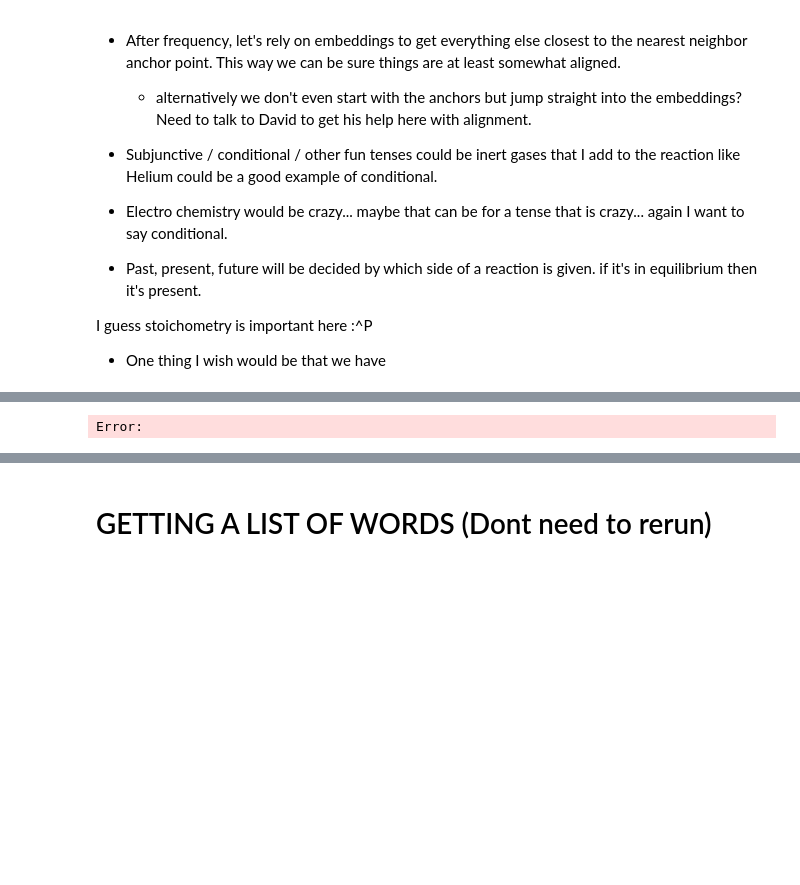
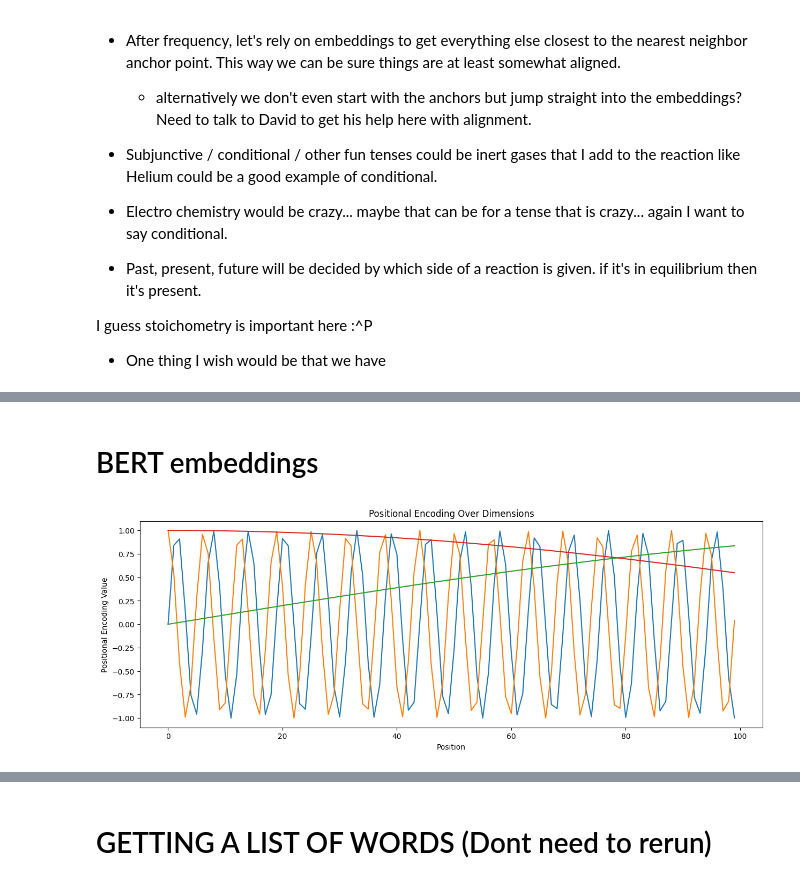
Before and after one commit to YitongTseo/ethical_necromancy, a Jupyter notebook: Chemical_Language(Glucose for now)/embedding_english.ipynb, the cells around one changed output, grey strips where cells are left out. Saved outputs shown, nothing was run; the diff lists cells and outputs as text; code cells hidden in the pictures; blank space fills up the shorter version.

```diff
--- a/Chemical_Language(Glucose for now)/embedding_english.ipynb
+++ b/Chemical_Language(Glucose for now)/embedding_english.ipynb
@@ -27,3 +95,5 @@ I guess stoichometry is important here :^P
+# %% [markdown]
+# BERT embeddings
 # %%
 import pandas as pd
 import torch
@@ -32,15 +102,26 @@ from transformers import BertModel, BertTokenizer
 
 # Initialize tokenizer and model
 tokenizer = BertTokenizer.from_pretrained("bert-base-uncased")
-model = BertModel.from_pretrained("bert-base-uncased")
-
-
-def get_word_embeddings(words):
-    inputs = tokenizer(words, return_tensors="pt", padding=True, truncation=True)
-    with torch.no_grad():
-        outputs = model(**inputs)
-
-    embeddings = outputs.last_hidden_state[:, 0, :]
-    return embeddings
-# %% [output]
-Error:
+# %%
+import numpy as np
+import matplotlib.pyplot as plt
+
+d_model = 4  # embedding dimension
+max_len = 100  # maximum sequence length
+
+# Initialize positional encoding matrix
+pe = np.zeros((max_len, d_model))
+position = np.arange(0, max_len, dtype=float).reshape(-1, 1)
+div_term = np.exp(np.arange(0, d_model, 2) * -(np.log(10000.0) / d_model))
+
+pe[:, 0::2] = np.sin(position * div_term)
+pe[:, 1::2] = np.cos(position * div_term)
+
+plt.figure(figsize=(15, 5))
+plt.plot(pe)
+plt.xlabel('Position')
+plt.ylabel('Positional Encoding Value')
+plt.title('Positional Encoding Over Dimensions')
+plt.show()
+# %% [output]
+[figure, added]
```
Also changed, not shown: parts of 11 cells of this notebook, 29 other files.
